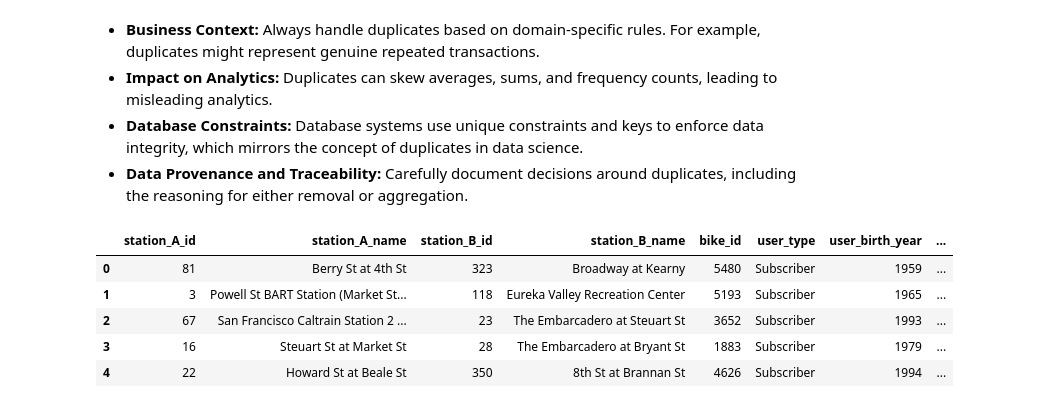
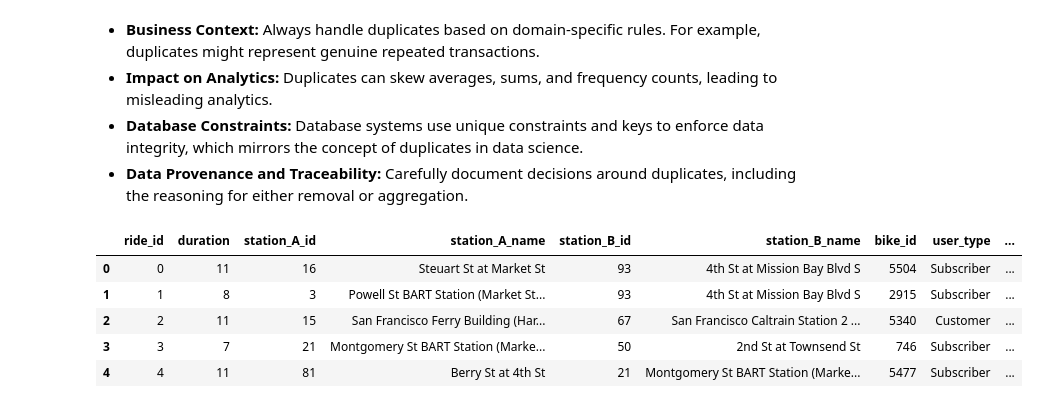
Before and after one commit to jhlopesalves/data-science-notebooks, a Jupyter notebook: Python/data_manipulation/pandas/cleaning_data/cleaning_data.ipynb, the cells around one changed output. Saved outputs shown, nothing was run; the diff lists cells and outputs as text; code cells hidden in the pictures.

Commit message:
made progress with cleaning text data

```diff
--- a/Python/data_manipulation/pandas/cleaning_data/cleaning_data.ipynb
+++ b/Python/data_manipulation/pandas/cleaning_data/cleaning_data.ipynb
@@ -388,11 +388,13 @@ assert df.duplicated(subset=subset_cols).sum() == 0, "Duplicates found after cle
 * **Database Constraints:** Database systems use unique constraints and keys to enforce data integrity, which mirrors the concept of duplicates in data science.
 * **Data Provenance and Traceability:** Carefully document decisions around duplicates, including the reasoning for either removal or aggregation.
 # %%
-ride_sharing.head()
+url = "https://raw.githubusercontent.com/jhlopesalves/data-science-practice-notebook/refs/heads/main/Python/data_manipulation/pandas/cleaning_data/data/ride_sharing_id.csv"
+ride_sharing_id = pd.read_csv(url, usecols=lambda col: not col.startswith("Unnamed"))
+ride_sharing_id.head()
 # %% [output]
-|  | station_A_id | station_A_name | station_B_id | station_B_name | bike_id | user_type | user_birth_year | ... |
-| 0 | 81 | Berry St at 4th St | 323 | Broadway at Kearny | 5480 | Subscriber | 1959 | ... |
-| 1 | 3 | Powell St BART Station (Market St... | 118 | Eureka Valley Recreation Center | 5193 | Subscriber | 1965 | ... |
-| 2 | 67 | San Francisco Caltrain Station 2 ... | 23 | The Embarcadero at Steuart St | 3652 | Subscriber | 1993 | ... |
-| 3 | 16 | Steuart St at Market St | 28 | The Embarcadero at Bryant St | 1883 | Subscriber | 1979 | ... |
-| 4 | 22 | Howard St at Beale St | 350 | 8th St at Brannan St | 4626 | Subscriber | 1994 | ... |
+|  | ride_id | duration | station_A_id | station_A_name | station_B_id | station_B_name | bike_id | user_type | ... |
+| 0 | 0 | 11 | 16 | Steuart St at Market St | 93 | 4th St at Mission Bay Blvd S | 5504 | Subscriber | ... |
+| 1 | 1 | 8 | 3 | Powell St BART Station (Market St... | 93 | 4th St at Mission Bay Blvd S | 2915 | Subscriber | ... |
+| 2 | 2 | 11 | 15 | San Francisco Ferry Building (Har... | 67 | San Francisco Caltrain Station 2 ... | 5340 | Customer | ... |
+| 3 | 3 | 7 | 21 | Montgomery St BART Station (Marke... | 50 | 2nd St at Townsend St | 746 | Subscriber | ... |
+| 4 | 4 | 11 | 81 | Berry St at 4th St | 21 | Montgomery St BART Station (Marke... | 5477 | Subscriber | ... |
```
Also changed, not shown: parts of 26 cells of this notebook, 1 other file.
